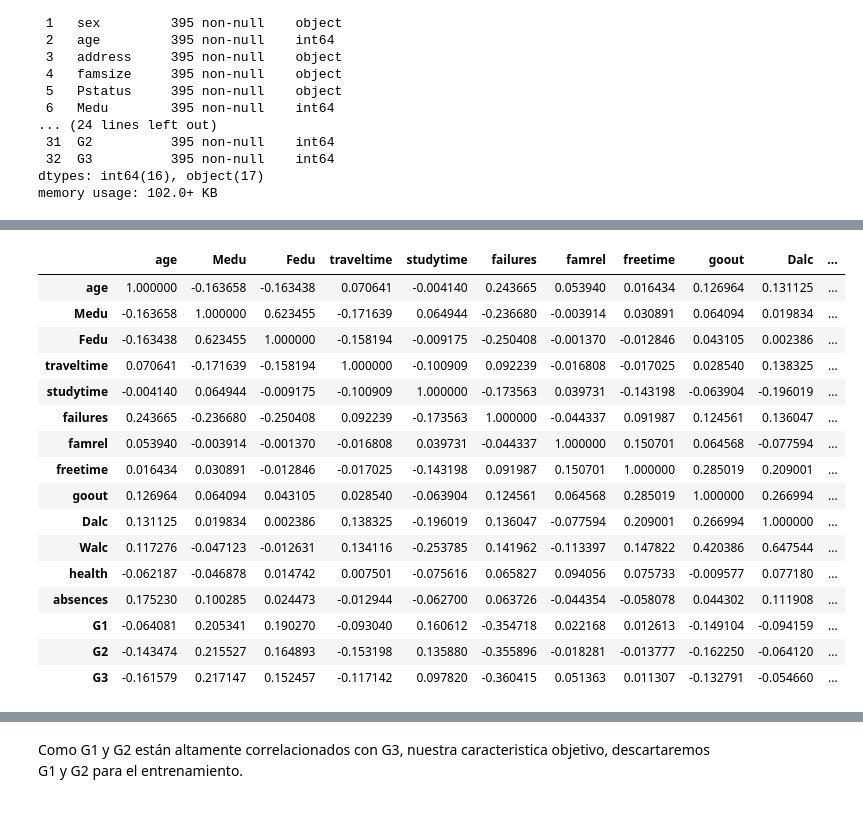
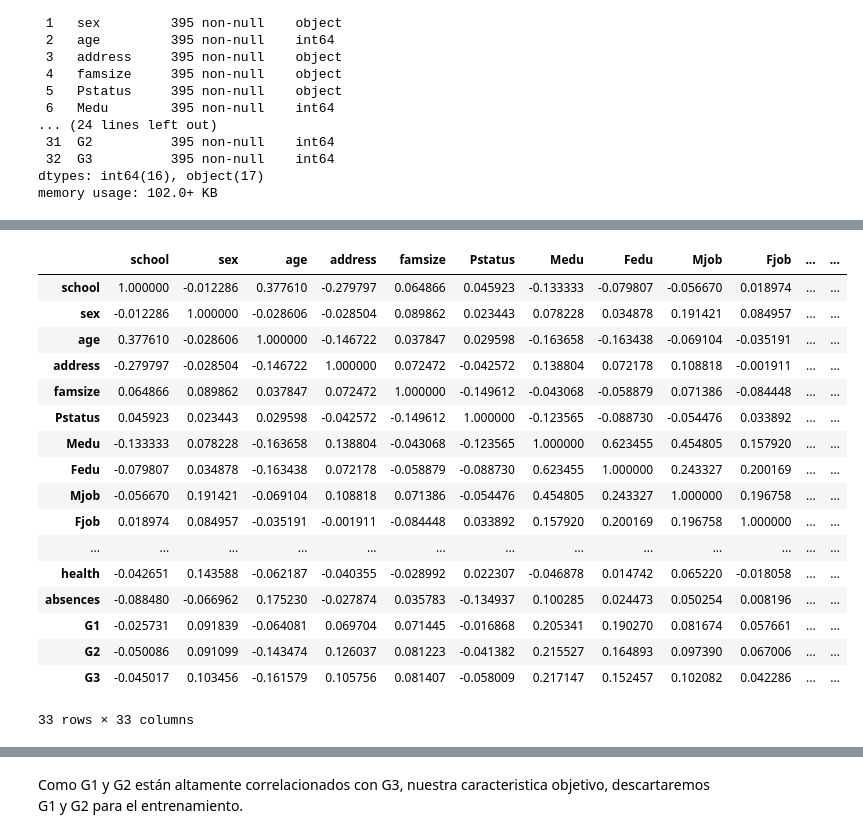
Before and after one commit to csanjuan99/ia-students-predictions-project, a Jupyter notebook: ia-project.ipynb, the cells around one changed output, grey strips where cells are left out. Saved outputs shown, nothing was run; the diff lists cells and outputs as text; code cells hidden in the pictures.

```diff
--- a/ia-project.ipynb
+++ b/ia-project.ipynb
@@ -30,12 +34,12 @@ from sklearn.model_selection import KFold
 from sklearn.model_selection import train_test_split
 import matplotlib.pyplot as plt
 # %%
-#@title **Importacion del conjunto de datos**
-df_mat = pd.read_csv("csv/student-mat.csv", sep=";" )
-X = df_mat.values[:,:-1]
-y = df_mat.values[:,-1]
-print(X.shape, y.shape)
-df_mat.head()
+#@title **Importando el conjunto de datos de Matematicas**
+data_1 = pd.read_csv("csv/student-mat.csv", sep=";" )
+X1 = data_1.values[:,:-1]
+y1 = data_1.values[:,-1]
+print(X1.shape, y1.shape)
+data_1.head()
 # %% [output]
 (395, 32) (395,)
 |  | school | sex | age | address | famsize | Pstatus | Medu | Fedu | Mjob | Fjob | ... | ... |
@@ -89,0 +152,5 @@ memory usage: 102.0+ KB
+# %%
+#@title Cambiamos las propiedades objeto en caracteristica por categoria
+for labels, content in data_1.items():
+    if pd.api.types.is_string_dtype(content):
+        data_1[labels] = content.astype("category").cat.as_ordered()
@@ -89,0 +177,5 @@ memory usage: 102.0+ KB
+# %%
+#@title **Ahora los valores de nuestras categorias los cambiamos a valores numericos tratables**
+for labels, content in data_1.items():
+    if not pd.api.types.is_numeric_dtype(content):
+        data_1[labels] = pd.Categorical(content).codes
@@ -90,22 +232,23 @@ memory usage: 102.0+ KB
 # %%
-#@title Correlacion del conjunto de datos
-df_mat.corr()
+#@title Correlacion del conjunto de datos de Matematicas
+data_1.corr()
 # %% [output]
-|  | age | Medu | Fedu | traveltime | studytime | failures | famrel | freetime | goout | Dalc | ... |
-| age | 1.000000 | -0.163658 | -0.163438 | 0.070641 | -0.004140 | 0.243665 | 0.053940 | 0.016434 | 0.126964 | 0.131125 | ... |
-| Medu | -0.163658 | 1.000000 | 0.623455 | -0.171639 | 0.064944 | -0.236680 | -0.003914 | 0.030891 | 0.064094 | 0.019834 | ... |
-| Fedu | -0.163438 | 0.623455 | 1.000000 | -0.158194 | -0.009175 | -0.250408 | -0.001370 | -0.012846 | 0.043105 | 0.002386 | ... |
-| traveltime | 0.070641 | -0.171639 | -0.158194 | 1.000000 | -0.100909 | 0.092239 | -0.016808 | -0.017025 | 0.028540 | 0.138325 | ... |
-| studytime | -0.004140 | 0.064944 | -0.009175 | -0.100909 | 1.000000 | -0.173563 | 0.039731 | -0.143198 | -0.063904 | -0.196019 | ... |
-| failures | 0.243665 | -0.236680 | -0.250408 | 0.092239 | -0.173563 | 1.000000 | -0.044337 | 0.091987 | 0.124561 | 0.136047 | ... |
-| famrel | 0.053940 | -0.003914 | -0.001370 | -0.016808 | 0.039731 | -0.044337 | 1.000000 | 0.150701 | 0.064568 | -0.077594 | ... |
-| freetime | 0.016434 | 0.030891 | -0.012846 | -0.017025 | -0.143198 | 0.091987 | 0.150701 | 1.000000 | 0.285019 | 0.209001 | ... |
-| goout | 0.126964 | 0.064094 | 0.043105 | 0.028540 | -0.063904 | 0.124561 | 0.064568 | 0.285019 | 1.000000 | 0.266994 | ... |
-| Dalc | 0.131125 | 0.019834 | 0.002386 | 0.138325 | -0.196019 | 0.136047 | -0.077594 | 0.209001 | 0.266994 | 1.000000 | ... |
-| Walc | 0.117276 | -0.047123 | -0.012631 | 0.134116 | -0.253785 | 0.141962 | -0.113397 | 0.147822 | 0.420386 | 0.647544 | ... |
-| health | -0.062187 | -0.046878 | 0.014742 | 0.007501 | -0.075616 | 0.065827 | 0.094056 | 0.075733 | -0.009577 | 0.077180 | ... |
-| absences | 0.175230 | 0.100285 | 0.024473 | -0.012944 | -0.062700 | 0.063726 | -0.044354 | -0.058078 | 0.044302 | 0.111908 | ... |
-| G1 | -0.064081 | 0.205341 | 0.190270 | -0.093040 | 0.160612 | -0.354718 | 0.022168 | 0.012613 | -0.149104 | -0.094159 | ... |
-| G2 | -0.143474 | 0.215527 | 0.164893 | -0.153198 | 0.135880 | -0.355896 | -0.018281 | -0.013777 | -0.162250 | -0.064120 | ... |
-| G3 | -0.161579 | 0.217147 | 0.152457 | -0.117142 | 0.097820 | -0.360415 | 0.051363 | 0.011307 | -0.132791 | -0.054660 | ... |
+|  | school | sex | age | address | famsize | Pstatus | Medu | Fedu | Mjob | Fjob | ... | ... |
+| school | 1.000000 | -0.012286 | 0.377610 | -0.279797 | 0.064866 | 0.045923 | -0.133333 | -0.079807 | -0.056670 | 0.018974 | ... | ... |
+| sex | -0.012286 | 1.000000 | -0.028606 | -0.028504 | 0.089862 | 0.023443 | 0.078228 | 0.034878 | 0.191421 | 0.084957 | ... | ... |
+| age | 0.377610 | -0.028606 | 1.000000 | -0.146722 | 0.037847 | 0.029598 | -0.163658 | -0.163438 | -0.069104 | -0.035191 | ... | ... |
+| address | -0.279797 | -0.028504 | -0.146722 | 1.000000 | 0.072472 | -0.042572 | 0.138804 | 0.072178 | 0.108818 | -0.001911 | ... | ... |
+| famsize | 0.064866 | 0.089862 | 0.037847 | 0.072472 | 1.000000 | -0.149612 | -0.043068 | -0.058879 | 0.071386 | -0.084448 | ... | ... |
+| Pstatus | 0.045923 | 0.023443 | 0.029598 | -0.042572 | -0.149612 | 1.000000 | -0.123565 | -0.088730 | -0.054476 | 0.033892 | ... | ... |
+| Medu | -0.133333 | 0.078228 | -0.163658 | 0.138804 | -0.043068 | -0.123565 | 1.000000 | 0.623455 | 0.454805 | 0.157920 | ... | ... |
+| Fedu | -0.079807 | 0.034878 | -0.163438 | 0.072178 | -0.058879 | -0.088730 | 0.623455 | 1.000000 | 0.243327 | 0.200169 | ... | ... |
+| Mjob | -0.056670 | 0.191421 | -0.069104 | 0.108818 | 0.071386 | -0.054476 | 0.454805 | 0.243327 | 1.000000 | 0.196758 | ... | ... |
+| Fjob | 0.018974 | 0.084957 | -0.035191 | -0.001911 | -0.084448 | 0.033892 | 0.157920 | 0.200169 | 0.196758 | 1.000000 | ... | ... |
+| ... | ... | ... | ... | ... | ... | ... | ... | ... | ... | ... | ... | ... |
+| health | -0.042651 | 0.143588 | -0.062187 | -0.040355 | -0.028992 | 0.022307 | -0.046878 | 0.014742 | 0.065220 | -0.018058 | ... | ... |
+| absences | -0.088480 | -0.066962 | 0.175230 | -0.027874 | 0.035783 | -0.134937 | 0.100285 | 0.024473 | 0.050254 | 0.008196 | ... | ... |
+| G1 | -0.025731 | 0.091839 | -0.064081 | 0.069704 | 0.071445 | -0.016868 | 0.205341 | 0.190270 | 0.081674 | 0.057661 | ... | ... |
+| G2 | -0.050086 | 0.091099 | -0.143474 | 0.126037 | 0.081223 | -0.041382 | 0.215527 | 0.164893 | 0.097390 | 0.067006 | ... | ... |
+| G3 | -0.045017 | 0.103456 | -0.161579 | 0.105756 | 0.081407 | -0.058009 | 0.217147 | 0.152457 | 0.102082 | 0.042286 | ... | ... |
+33 rows × 33 columns
 # %%
```
Also changed, not shown: parts of 51 cells of this notebook.
